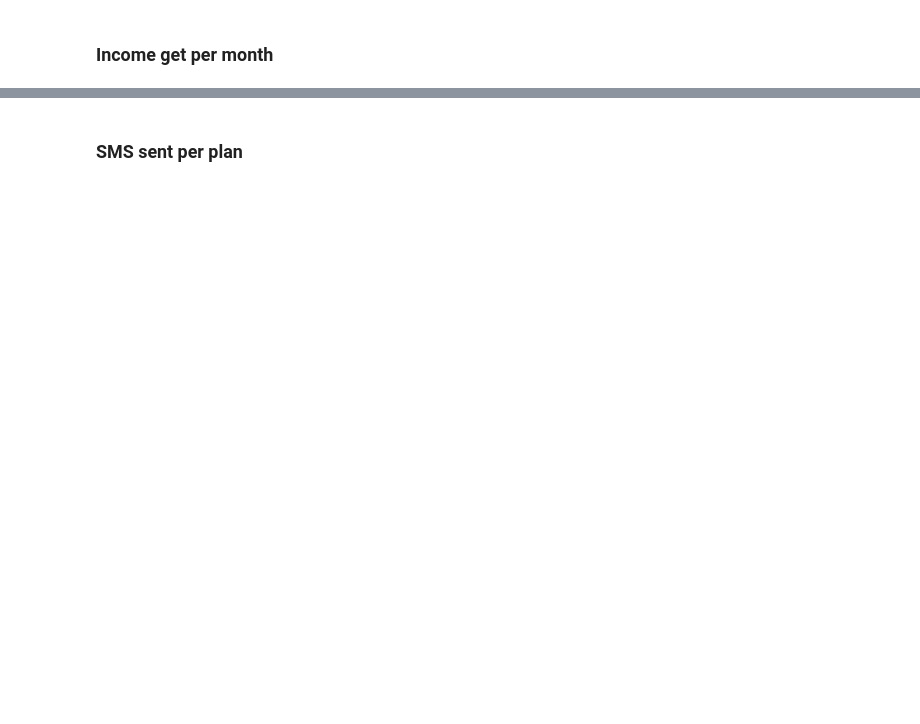
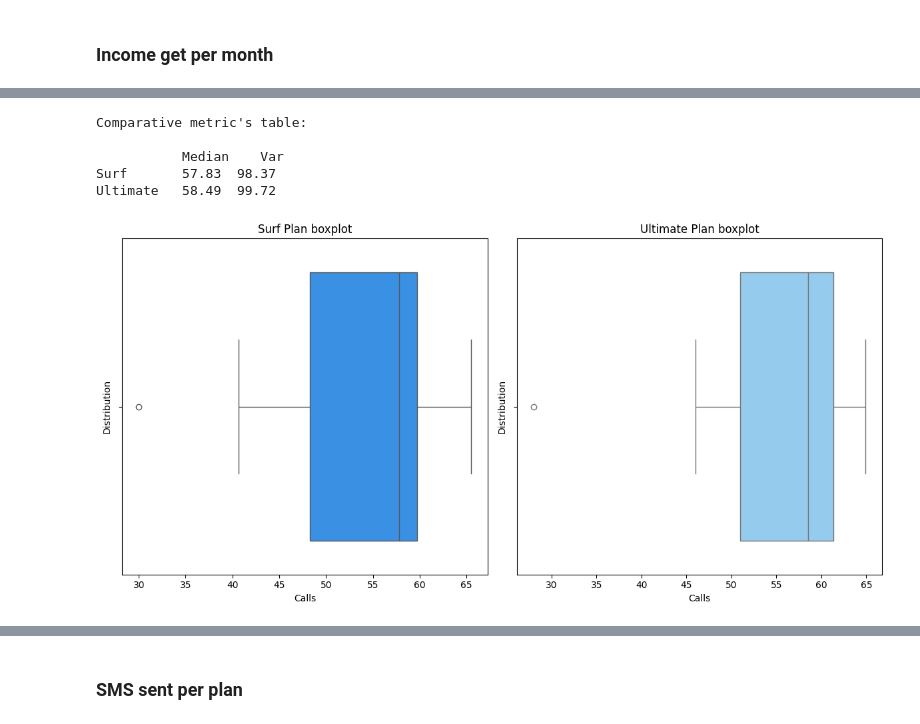
Before and after one commit to Calarioz/DA_Telecom, a Jupyter notebook: Jupyter.ipynb, the cells around one changed output, grey strips where cells are left out. Cells and saved outputs as stored; diff of their text form; code cells hidden in the pictures; blank space fills up the shorter version.

```diff
--- a/Jupyter.ipynb
+++ b/Jupyter.ipynb
@@ -517,0 +668,15 @@ df_summary
+# %%
+# Getting metric charts
+basic_metrics(set_1 = surf_mean_calls,
+            color_1 ='dodgerblue',
+            set_2 = ultimate_mean_calls,
+            color_2='lightskyblue',
+            x_label = 'Calls',
+            field = 'calls')
+# %% [output]
+Comparative metric's table:
+
+           Median    Var
+Surf       57.83  98.37
+Ultimate   58.49  99.72
+[figure, added]
```
Also changed, not shown: parts of 37 cells of this notebook.
